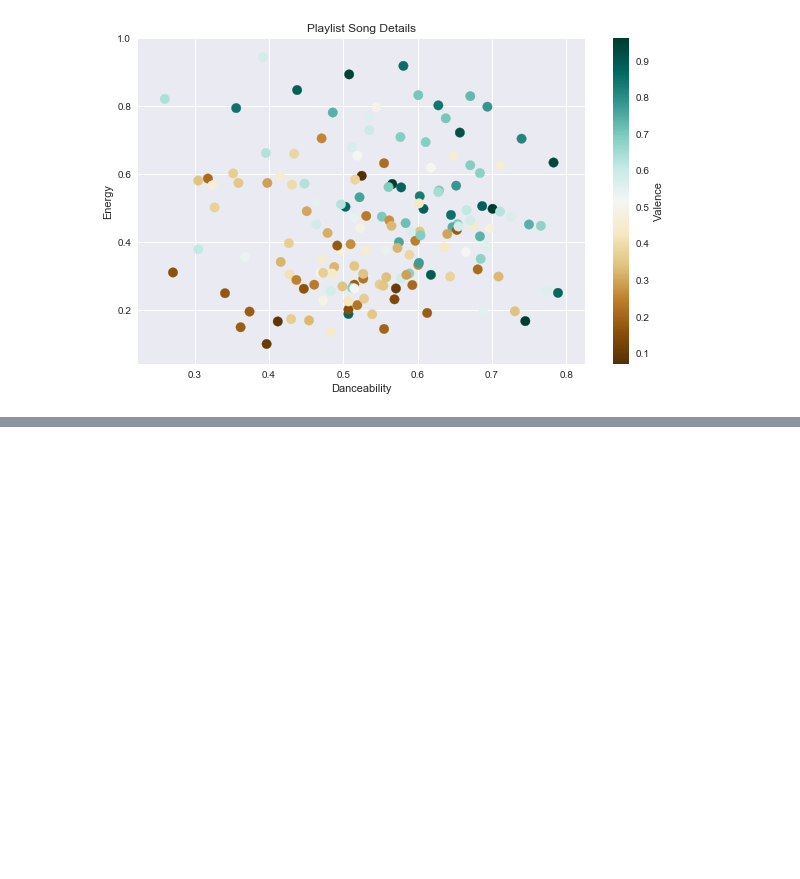
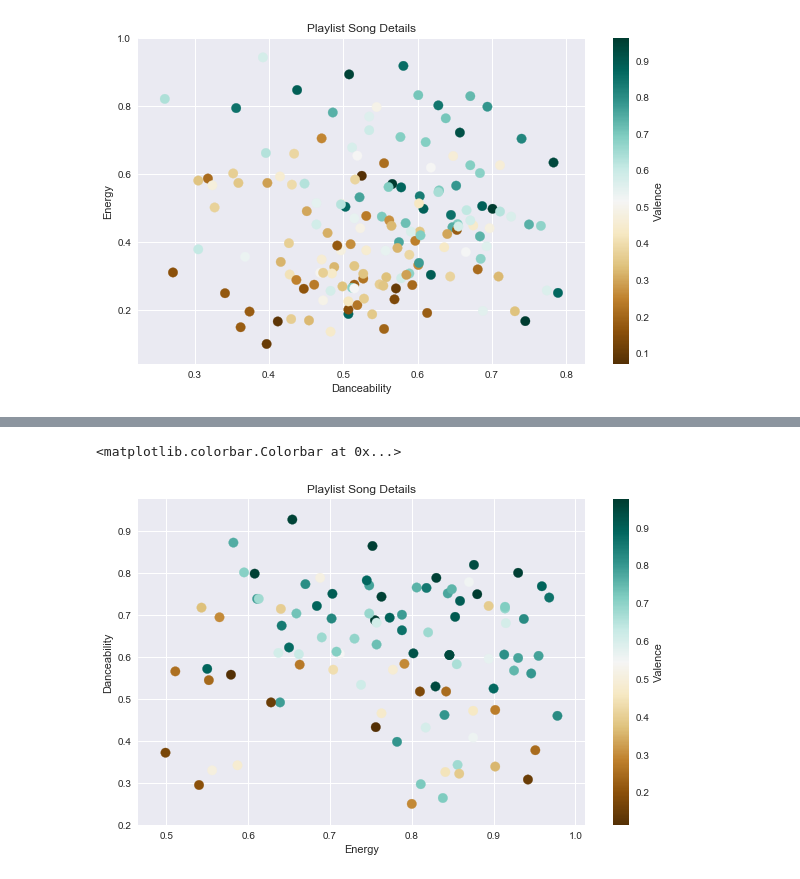
Before and after one commit to slstarnes/playlist-thy-maker, a Jupyter notebook: make me a playlist.ipynb, the cells around one changed output, grey strips where cells are left out. Saved outputs shown, nothing was run; the diff lists cells and outputs as text; code cells hidden in the pictures; blank space fills up the shorter version.

```diff
--- a/make me a playlist.ipynb
+++ b/make me a playlist.ipynb
@@ -266,0 +249,10 @@ tracks
+# %%
+# 'Acousticness', 'Danceability', 'Duration',
+# 'Energy', 'Instrumentalness', 'Key', 'Liveness', 'Loudness',
+# 'Speechiness', 'Valence'
+artists=['LCD Soundsystem','Talking Heads', 'Muse', 'Arcade Fire']
+tracks = playlist.get_recommendations(seed_artists=artists, country='US',
+                                      min_energy=0.5, max_liveness=0.4, limit=100)
+tracks = playlist.add_audio_features(tracks)
+print(f'Based on the {len(artists)} seed artists, a playlist of {len(tracks)} songs was created.')
+tracks.set_index(['Artist', 'Track Name']).sort_values('Track Popularity', ascending=False)[:5]
@@ -266,0 +268,14 @@ tracks
+# %%
+x_var, y_var, c_var = ('Energy', 'Danceability', 'Valence')
+f, ax = plt.subplots(figsize=(10,6))
+x=tracks[x_var]
+y=tracks[y_var]
+c=tracks[c_var]
+ax.set_xlabel(x_var)
+ax.set_ylabel(y_var)
+ax.set_title('Playlist Song Details')
+points = ax.scatter(x, y, c=c, s=90, cmap='BrBG')
+f.colorbar(points, label=c_var);
+# %% [output]
+<matplotlib.colorbar.Colorbar at 0x...>
+[figure, added]
```
Also changed, not shown: parts of 9 cells of this notebook.
